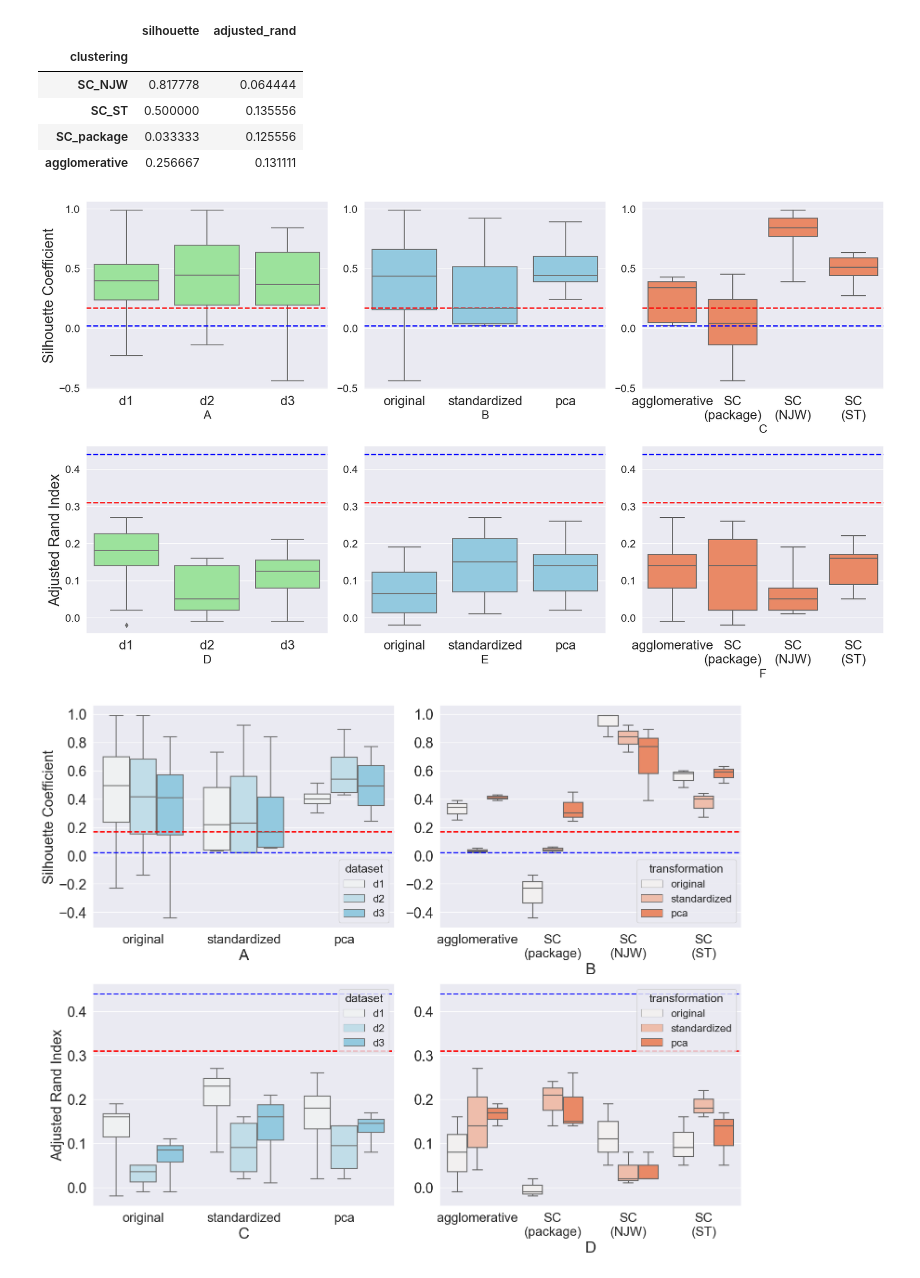
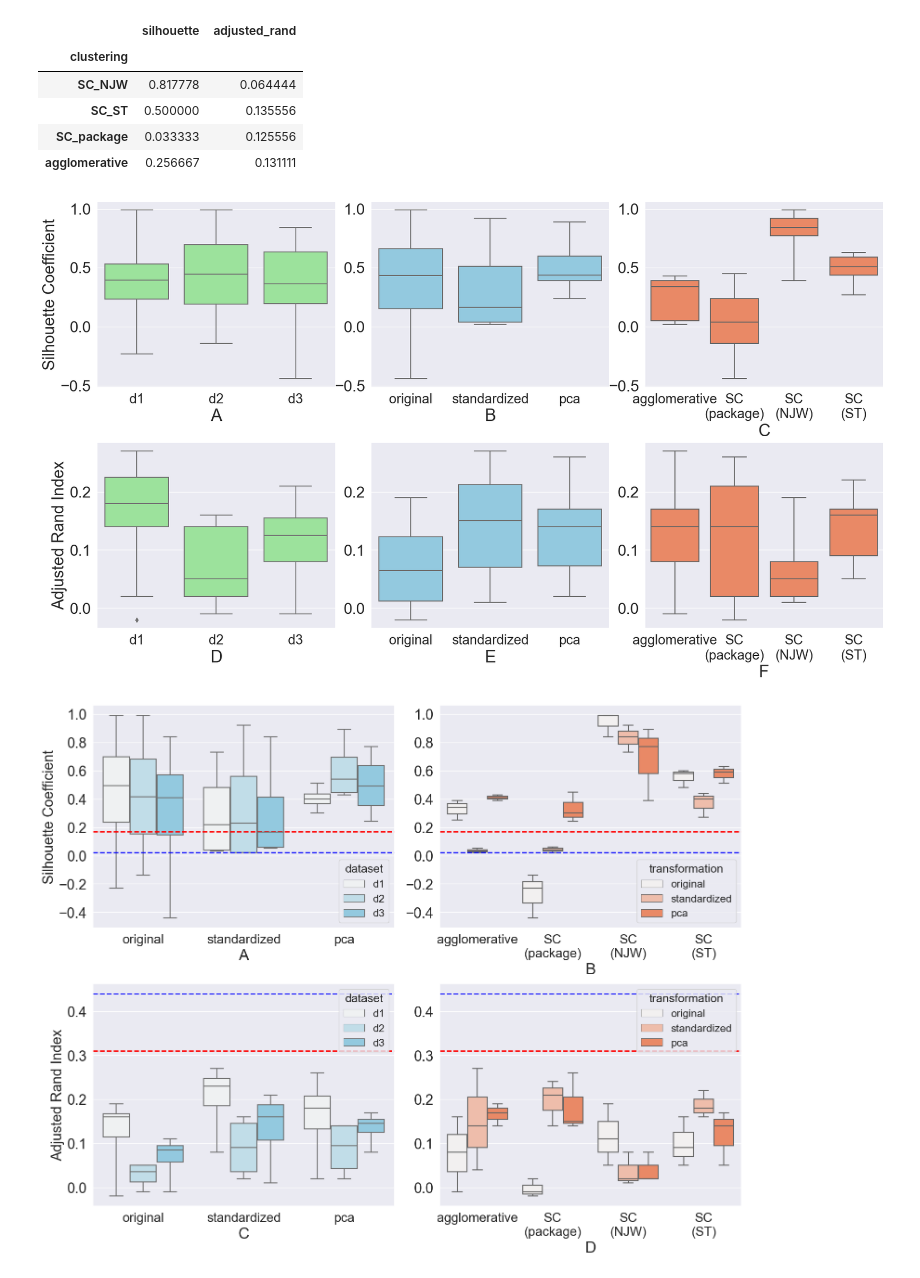
Before and after one commit to clumsyspeedboat/clustering_metaproteins, a Jupyter notebook: performance_evaluation.ipynb, the cells around one changed output. Drawn from its saved outputs; the diff is of its cells as text; code cells hidden in the pictures.

```diff
--- a/performance_evaluation.ipynb
+++ b/performance_evaluation.ipynb
@@ -113,61 +118,49 @@ df_clustering.groupby('clustering').mean()
 # %%
 # Silhouette coefficient and Adjusted rand index 1
 fig, axes = plt.subplots(2, 3, figsize=(22, 12), sharey=False)
-sns.set(font_scale = 2)
+sns.set(font_scale = 2.2)
 
 box1 = sns.boxplot(ax = axes[0,0], data=df_clustering, x="dataset", y="silhouette", color = "lightgreen", whis = 7)
-box1.axhline(0.17, ls='--', color = 'red', linewidth = 2, label = 'd1')
-box1.axhline(0.02, ls='--', color = 'blue', linewidth = 2, label = 'd2')
 
 box2 = sns.boxplot(ax = axes[0,1], data=df_clustering, x="transformation", y="silhouette", color = "skyblue", whis = 7 )
-box2.axhline(0.17, ls='--', color = 'red', linewidth = 2, label = 'd1')
-box2.axhline(0.02, ls='--', color = 'blue', linewidth = 2, label = 'd2')
 
 box3 = sns.boxplot(ax = axes[0,2], data=df_clustering, x="clustering", y="silhouette", color = "coral", whis = 7)
-box3.axhline(0.17, ls='--', color = 'red', linewidth = 2, label = 'd1')
-box3.axhline(0.02, ls='--', color = 'blue', linewidth = 2, label = 'd2')
 
 box4 = sns.boxplot(ax = axes[1,0], data=df_clustering, x="dataset", y="adjusted_rand", color = "lightgreen")
-box4.axhline(0.31, ls='--', color = 'red', linewidth = 2, label = 'd1')
-box4.axhline(0.44, ls='--', color = 'blue', linewidth = 2, label = 'd2')
 
 box5 = sns.boxplot(ax = axes[1,1], data=df_clustering, x="transformation", y="adjusted_rand", color = "skyblue", whis = 3)
-box5.axhline(0.31, ls='--', color = 'red', linewidth = 2, label = 'd1')
-box5.axhline(0.44, ls='--', color = 'blue', linewidth = 2, label = 'd2')
 
 box6 = sns.boxplot(ax = axes[1,2], data=df_clustering, x="clustering", y="adjusted_rand", color = "coral", whis = 5)
-box6.axhline(0.31, ls='--', color = 'red', linewidth = 2, label = 'd1')
-box6.axhline(0.44, ls='--', color = 'blue', linewidth = 2, label = 'd2')
 
 
 box3.set_xticklabels(['agglomerative','SC\n(package)','SC\n(NJW)', 'SC\n(ST)'])
 box6.set_xticklabels(['agglomerative','SC\n(package)','SC\n(NJW)', 'SC\n(ST)'])
 
 box1.set(xlabel="A")
 box2.set(xlabel="B")
 box3.set(xlabel="C")
 box4.set(xlabel="D")
 box5.set(xlabel="E")
 box6.set(xlabel="F")
 
-box1.set_ylabel('Silhouette Coefficient', fontsize = 22)
+box1.set_ylabel('Silhouette Coefficient', fontsize = 25)
 box2.set(ylabel=None)
 box3.set(ylabel=None)
-box4.set_ylabel('Adjusted Rand Index', fontsize = 22)
+box4.set_ylabel('Adjusted Rand Index', fontsize = 25)
 box5.set(ylabel=None)
 box6.set(ylabel=None)
 
-box1.set_xticklabels(box1.get_xticklabels(), size = 20)
-box2.set_xticklabels(box2.get_xticklabels(), size = 20)
-box3.set_xticklabels(box3.get_xticklabels(), size = 20)
-box4.set_xticklabels(box4.get_xticklabels(), size = 20)
-box5.set_xticklabels(box5.get_xticklabels(), size = 20)
-box6.set_xticklabels(box6.get_xticklabels(), size = 20)
+box1.set_xticklabels(box1.get_xticklabels(), size = 21)
+box2.set_xticklabels(box2.get_xticklabels(), size = 21)
+box3.set_xticklabels(box3.get_xticklabels(), size = 21)
+box4.set_xticklabels(box4.get_xticklabels(), size = 21)
+box5.set_xticklabels(box5.get_xticklabels(), size = 21)
+box6.set_xticklabels(box6.get_xticklabels(), size = 21)
 
 fig.subplots_adjust(wspace=0.15, hspace=0.3)
 # fig.savefig("exp1_1.pdf", bbox_inches='tight')
 # %% [output]
-[figure, old version]
+[figure, new version]
 # %%
 # Silhouette coefficient and Adjusted rand index 2
 fig, axes = plt.subplots(2, 2, figsize=(18, 14), sharey=False)
```
Also changed, not shown: parts of 10 cells of this notebook, 4 other files.
